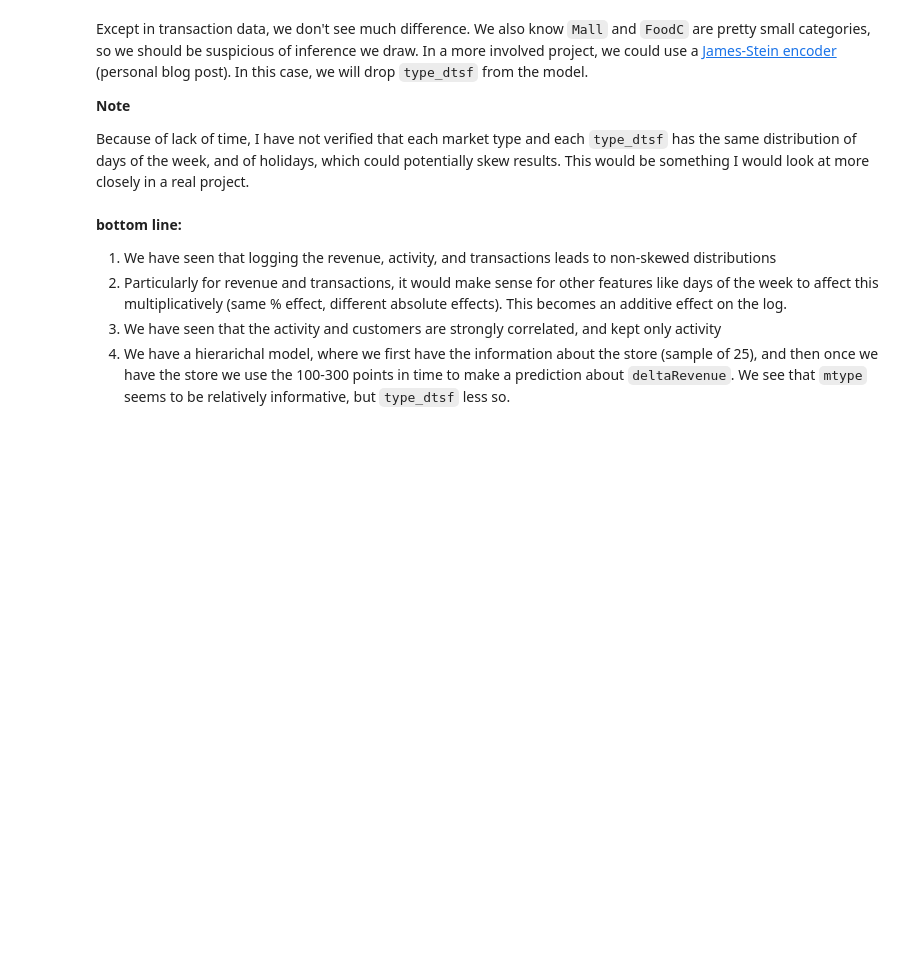
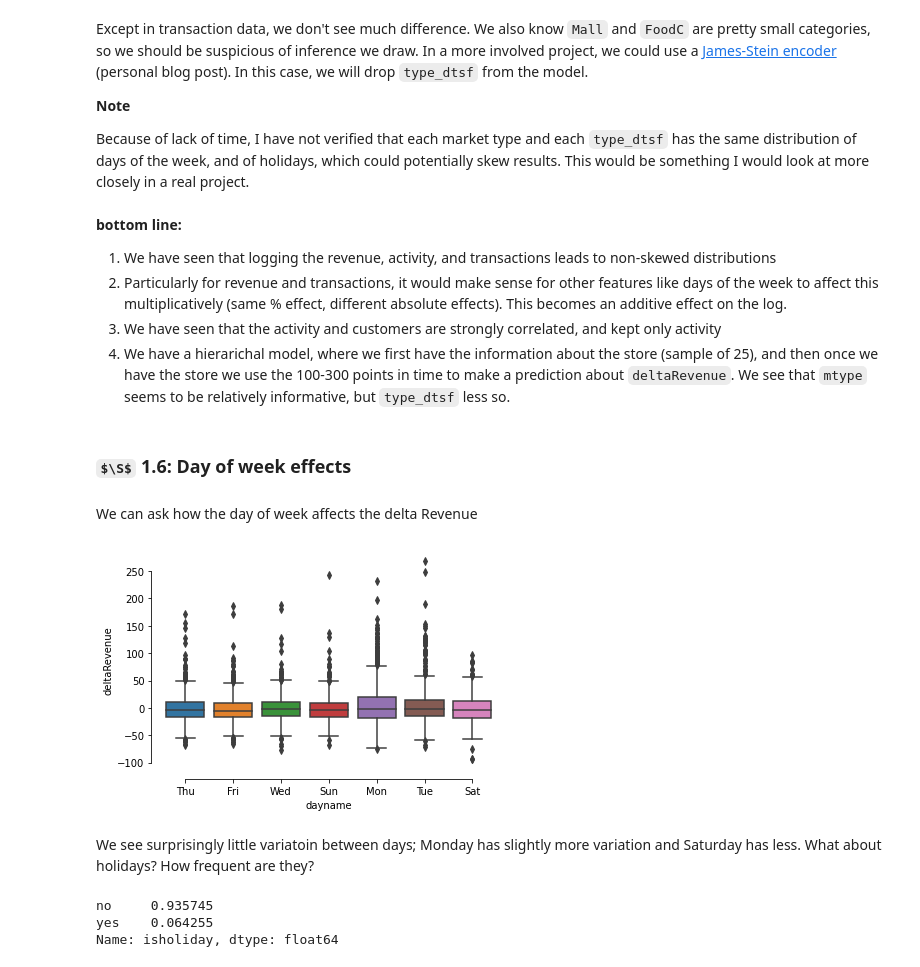
Before and after one commit to kiwidamien/foot_traffic, a Jupyter notebook: foot_traffic.ipynb, the cells around one changed output. Drawn from its saved outputs; the diff is of its cells as text; code cells hidden in the pictures; some formulas as TeX source; blank space fills up the shorter version.

```diff
--- a/foot_traffic.ipynb
+++ b/foot_traffic.ipynb
@@ -437,9 +447,9 @@ Both of these randomly chosen stores look reasonably stationary (no long term tr
 
 The no long term trend certainly makes modeling easier. Let's try logging the variables:
 # %%
-train.loc['log_revenue'] = np.log1p(train['totalRevenue'])
-train.loc['log_activity'] = np.log1p(train['totalActivitiesRefcircle'])
-train.loc['log_transaction'] = np.log1p(train['transactCount'])
+train['log_revenue'] = np.log1p(train['totalRevenue'])
+train['log_activity'] = np.log1p(train['totalActivitiesRefcircle'])
+train['log_transaction'] = np.log1p(train['transactCount'])
 # %% [output]
 A value is trying to be set on a copy of a slice from a DataFrame.
 Try using .loc[row_indexer,col_indexer] = value instead
@@ -500,3 +520,21 @@ Because of lack of time, I have not verified that each market type and each `typ
 2. Particularly for revenue and transactions, it would make sense for other features like days of the week to affect this multiplicatively (same % effect, different absolute effects). This becomes an additive effect on the log.
 3. We have seen that the activity and customers are strongly correlated, and kept only activity
 4. We have a hierarichal model, where we first have the information about the store (sample of 25), and then once we have the store we use the 100-300 points in time to make a prediction about `deltaRevenue`. We see that `mtype` seems to be relatively informative, but `type_dtsf` less so.
+# %% [markdown]
+### $\S$ 1.6: Day of week effects
+# %% [markdown]
+We can ask how the day of week affects the delta Revenue
+# %%
+sns.boxplot(x="dayname", y="deltaRevenue",
+            data=train)
+sns.despine(offset=10, trim=True)
+# %% [output]
+[figure, added]
+# %% [markdown]
+We see surprisingly little variatoin between days; Monday has slightly more variation and Saturday has less. What about holidays? How frequent are they?
+# %%
+train.isholiday.value_counts(normalize=True)
+# %% [output]
+no     0.935745
+yes    0.064255
+Name: isholiday, dtype: float64
```
Also changed, not shown: parts of 29 cells of this notebook.
